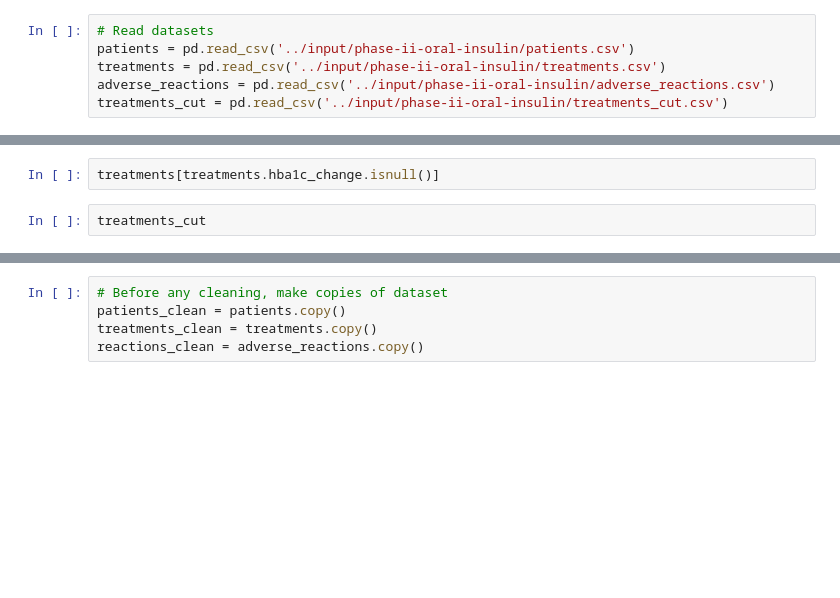
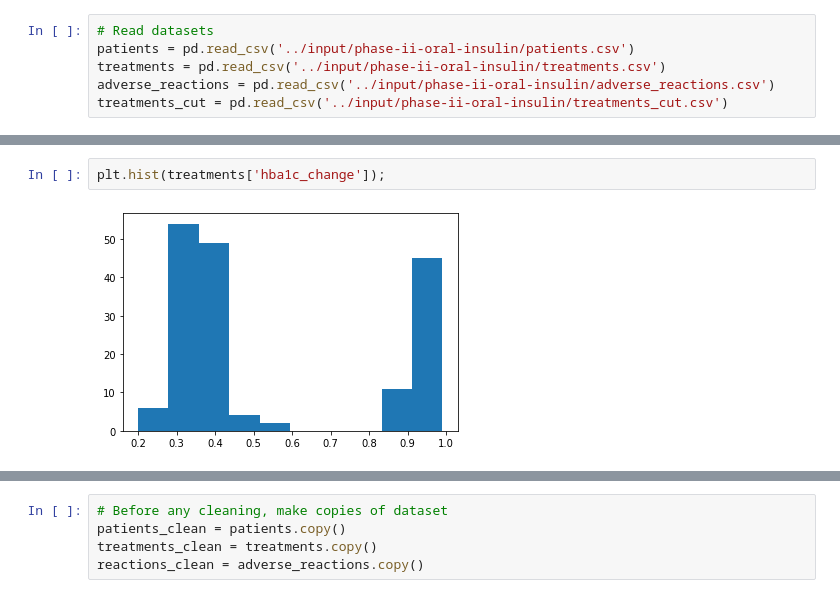
Before and after one commit to SEJUNGJENN-C/Kaggle, a Jupyter notebook: phase-ii-oral-insulin-auralin-trials.ipynb, the cells around one changed output, grey strips where cells are left out. Saved outputs shown, nothing was run; the diff lists cells and outputs as text; blank space fills up the shorter version.

```diff
--- a/phase-ii-oral-insulin-auralin-trials.ipynb
+++ b/phase-ii-oral-insulin-auralin-trials.ipynb
@@ -61,4 +175,4 @@ treatments.info()
 # %%
-treatments[treatments.hba1c_change.isnull()]
+plt.hist(treatments['hba1c_change']);
+# %% [output]
+[figure, added]
-# %%
-treatments_cut
```
Also changed, not shown: parts of 81 cells of this notebook.
